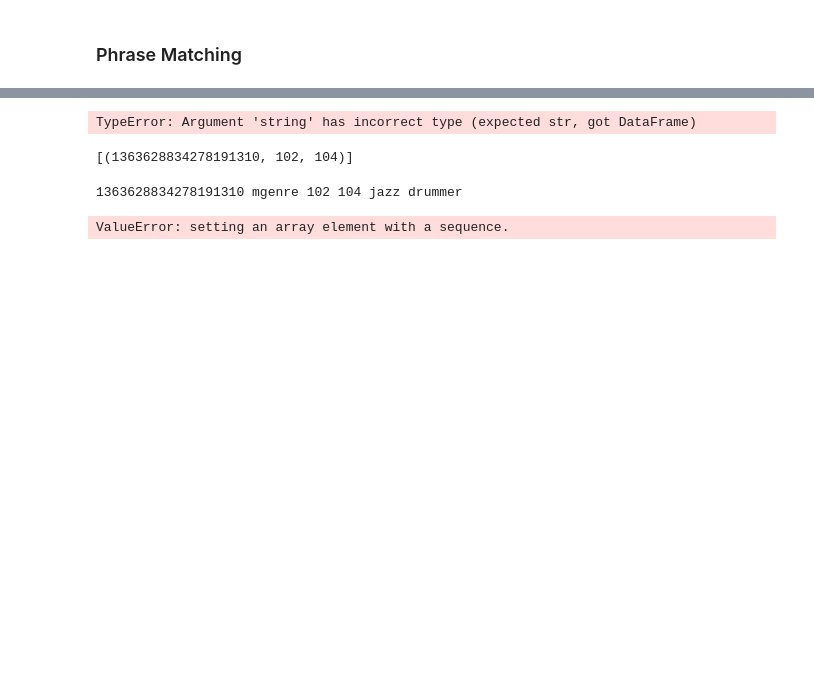
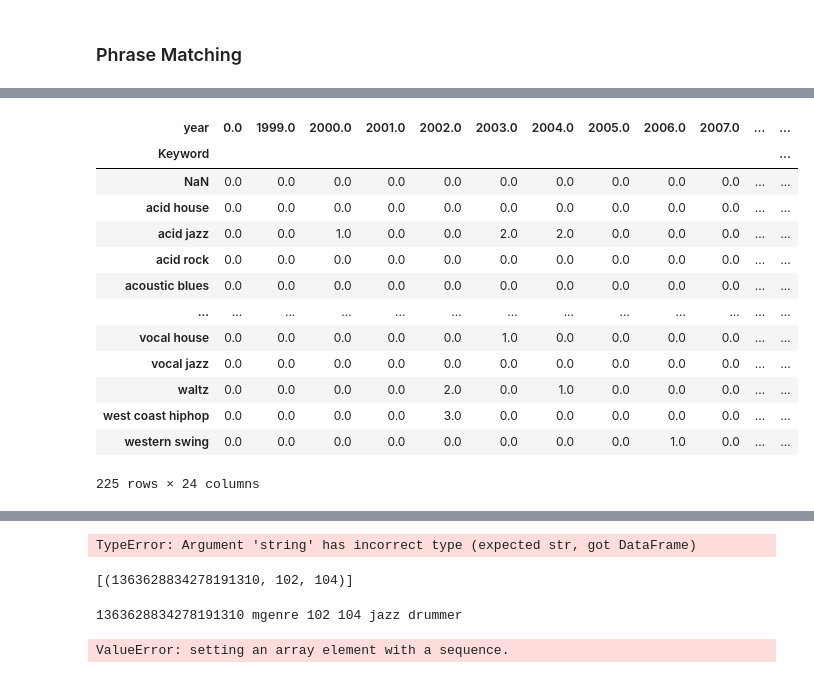
Before and after one commit to chan-chris/Metis_proj5, a Jupyter notebook: pgms/01_pitchfork_review_analysis.ipynb, the cells around one changed output, grey strips where cells are left out. Drawn from its saved outputs; the diff is of its cells as text; code cells hidden in the pictures; blank space fills up the shorter version.

```diff
--- a/pgms/01_pitchfork_review_analysis.ipynb
+++ b/pgms/01_pitchfork_review_analysis.ipynb
@@ -886,0 +869,22 @@ Name: Keyword, Length: 203, dtype: float64
+# %%
+# remove jazz
+genre_time.columns = genre_time.columns.str.strip()
+genre_time_limited=genre_time.drop('jazz',axis=1)
+# transpose
+genre_time_T = genre_time_limited.T
+genre_time_T
+# %% [output]
+| year | 0.0 | 1999.0 | 2000.0 | 2001.0 | 2002.0 | 2003.0 | 2004.0 | 2005.0 | 2006.0 | 2007.0 | ... | ... |
+| Keyword |  |  |  |  |  |  |  |  |  |  |  | ... |
+| NaN | 0.0 | 0.0 | 0.0 | 0.0 | 0.0 | 0.0 | 0.0 | 0.0 | 0.0 | 0.0 | ... | ... |
+| acid house | 0.0 | 0.0 | 0.0 | 0.0 | 0.0 | 0.0 | 0.0 | 0.0 | 0.0 | 0.0 | ... | ... |
+| acid jazz | 0.0 | 0.0 | 1.0 | 0.0 | 0.0 | 2.0 | 2.0 | 0.0 | 0.0 | 0.0 | ... | ... |
+| acid rock | 0.0 | 0.0 | 0.0 | 0.0 | 0.0 | 0.0 | 0.0 | 0.0 | 0.0 | 0.0 | ... | ... |
+| acoustic blues | 0.0 | 0.0 | 0.0 | 0.0 | 0.0 | 0.0 | 0.0 | 0.0 | 0.0 | 0.0 | ... | ... |
+| ... | ... | ... | ... | ... | ... | ... | ... | ... | ... | ... | ... | ... |
+| vocal house | 0.0 | 0.0 | 0.0 | 0.0 | 0.0 | 1.0 | 0.0 | 0.0 | 0.0 | 0.0 | ... | ... |
+| vocal jazz | 0.0 | 0.0 | 0.0 | 0.0 | 0.0 | 0.0 | 0.0 | 0.0 | 0.0 | 0.0 | ... | ... |
+| waltz | 0.0 | 0.0 | 0.0 | 0.0 | 2.0 | 0.0 | 1.0 | 0.0 | 0.0 | 0.0 | ... | ... |
+| west coast hiphop | 0.0 | 0.0 | 0.0 | 0.0 | 3.0 | 0.0 | 0.0 | 0.0 | 0.0 | 0.0 | ... | ... |
+| western swing | 0.0 | 0.0 | 0.0 | 0.0 | 0.0 | 0.0 | 0.0 | 0.0 | 1.0 | 0.0 | ... | ... |
+225 rows × 24 columns
```
Also changed, not shown: parts of 93 cells of this notebook, 8 other files.
